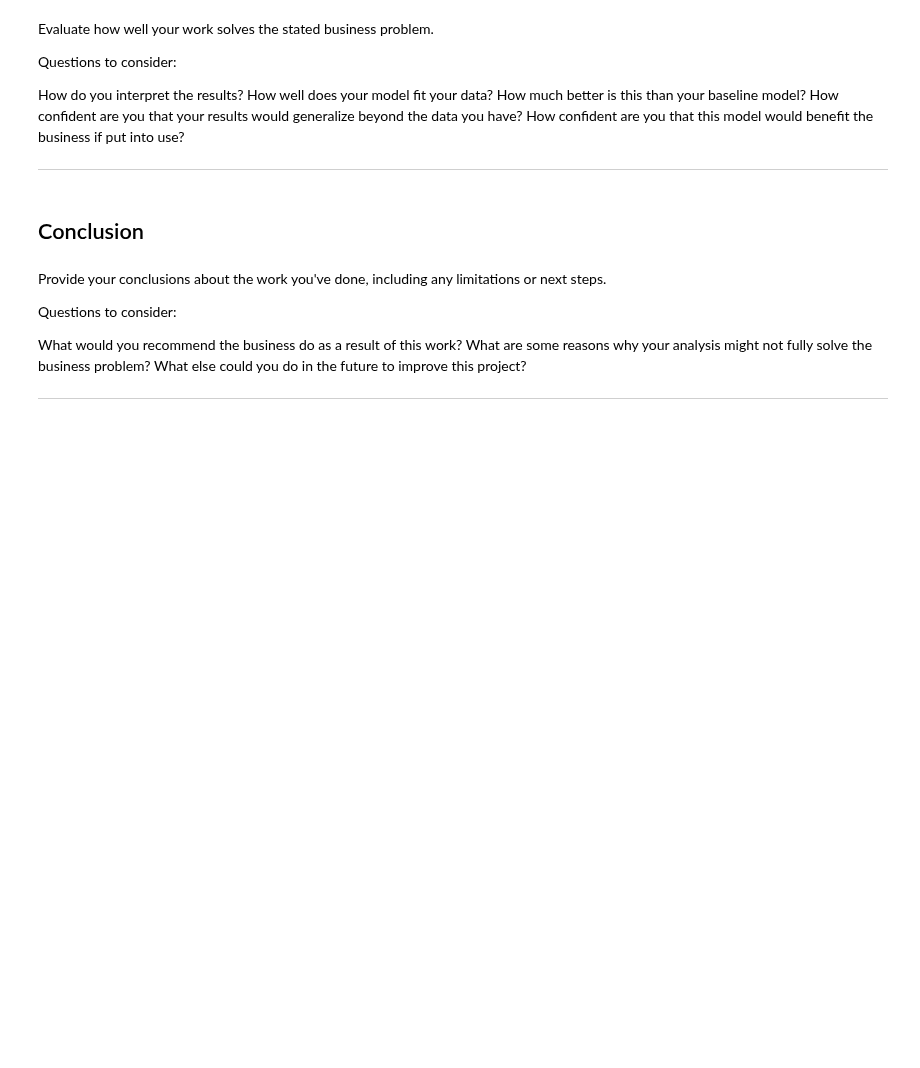
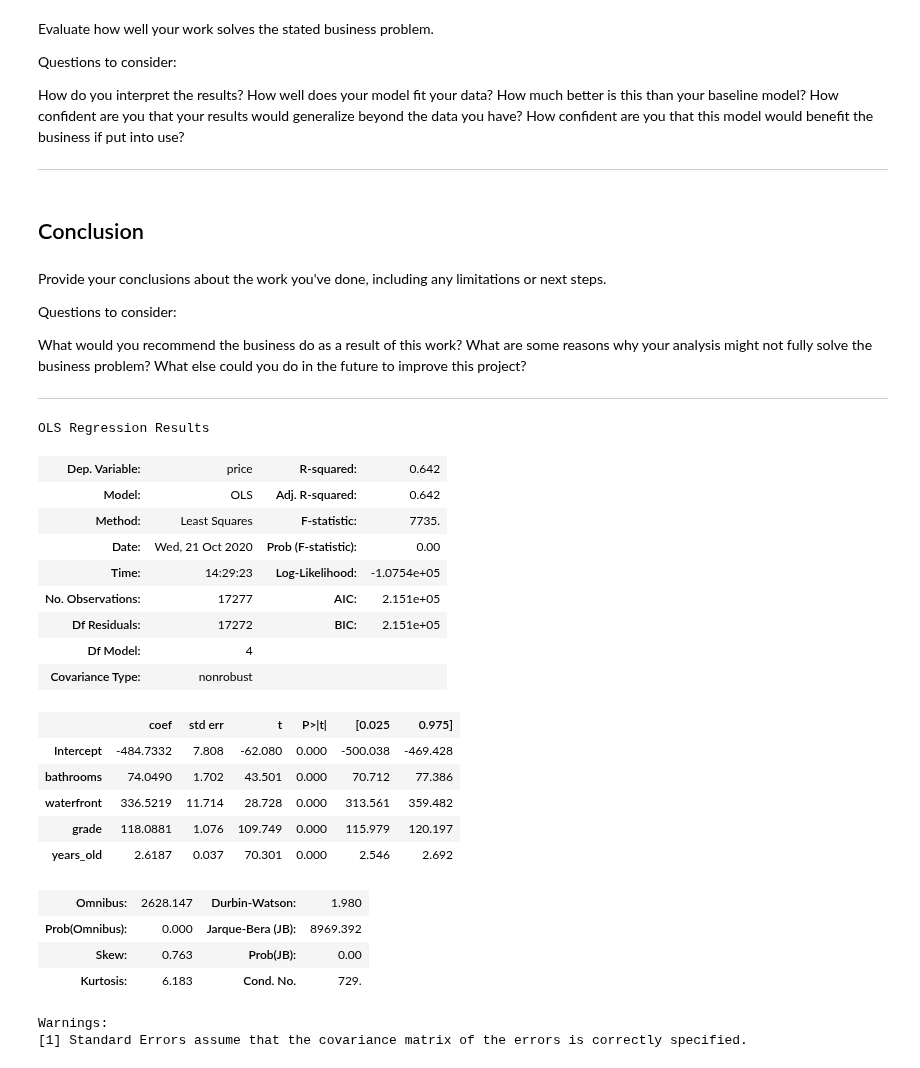
Before and after one commit to griffinhundley/predicting-housing-prices, a Jupyter notebook: Final_Notebook.ipynb, the cells around one changed output. Saved outputs shown, nothing was run; the diff lists cells and outputs as text; code cells hidden in the pictures; blank space fills up the shorter version.

```diff
--- a/Final_Notebook.ipynb
+++ b/Final_Notebook.ipynb
@@ -507,3 +521,30 @@ What are some reasons why your analysis might not fully solve the business probl
 What else could you do in the future to improve this project?
 
 ***
+# %%
+formula = "price ~ bathrooms+waterfront+grade+years_old"
+model_4 = lrv.run_lr(formula, X_train, np.sqrt(y_train))
+model_4.summary()
+# %% [output]
+OLS Regression Results
+| Dep. Variable: | price | R-squared: | 0.642 |
+| Model: | OLS | Adj. R-squared: | 0.642 |
+| Method: | Least Squares | F-statistic: | 7735. |
+| Date: | Wed, 21 Oct 2020 | Prob (F-statistic): | 0.00 |
+| Time: | 14:29:23 | Log-Likelihood: | -1.0754e+05 |
+| No. Observations: | 17277 | AIC: | 2.151e+05 |
+| Df Residuals: | 17272 | BIC: | 2.151e+05 |
+| Df Model: | 4 |  |  |
+| Covariance Type: | nonrobust |  |  |
+|  | coef | std err | t | P>|t| | [0.025 | 0.975] |
+| Intercept | -484.7332 | 7.808 | -62.080 | 0.000 | -500.038 | -469.428 |
+| bathrooms | 74.0490 | 1.702 | 43.501 | 0.000 | 70.712 | 77.386 |
+| waterfront | 336.5219 | 11.714 | 28.728 | 0.000 | 313.561 | 359.482 |
+| grade | 118.0881 | 1.076 | 109.749 | 0.000 | 115.979 | 120.197 |
+| years_old | 2.6187 | 0.037 | 70.301 | 0.000 | 2.546 | 2.692 |
+| Omnibus: | 2628.147 | Durbin-Watson: | 1.980 |
+| Prob(Omnibus): | 0.000 | Jarque-Bera (JB): | 8969.392 |
+| Skew: | 0.763 | Prob(JB): | 0.00 |
+| Kurtosis: | 6.183 | Cond. No. | 729. |
+Warnings:
+[1] Standard Errors assume that the covariance matrix of the errors is correctly specified.
```
Also changed, not shown: parts of 15 cells of this notebook.
